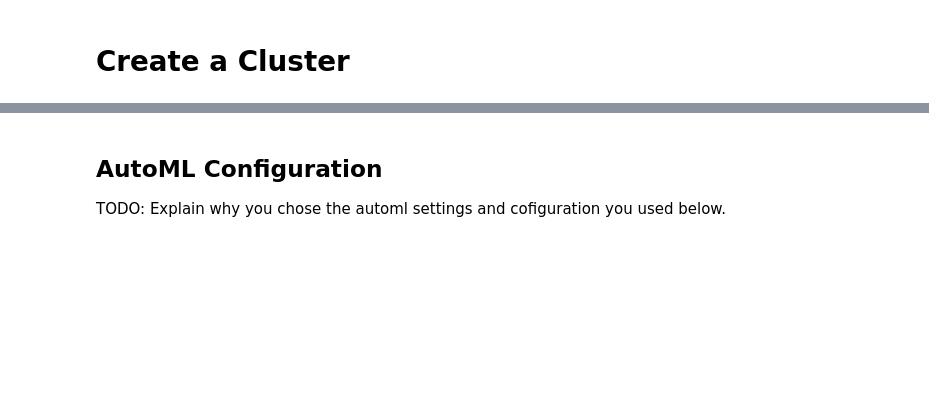
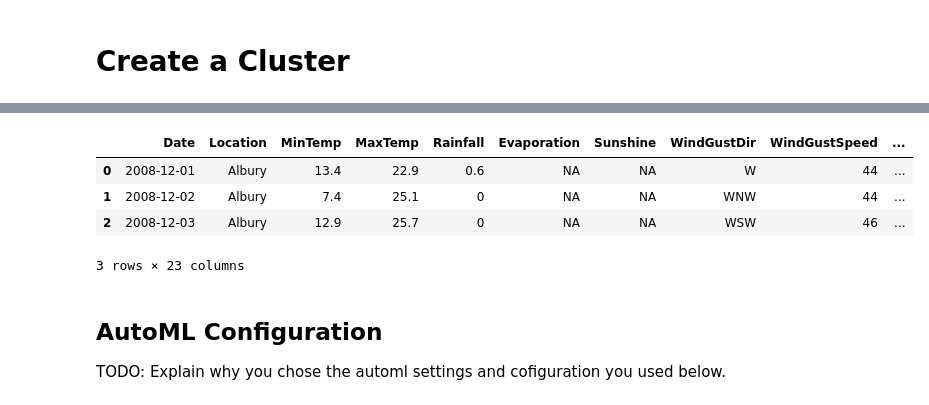
Before and after one commit to vzeizer/Udacity_Capstone_MLEngAzure, a Jupyter notebook: automl.ipynb, the cells around one changed output, grey strips where cells are left out. Saved outputs shown, nothing was run; the diff lists cells and outputs as text; code cells hidden in the pictures; blank space fills up the shorter version.

```diff
--- a/automl.ipynb
+++ b/automl.ipynb
@@ -82,3 +106,11 @@ ds_train
+# %%
+df_rain.head(3)
+# %% [output]
+|  | Date | Location | MinTemp | MaxTemp | Rainfall | Evaporation | Sunshine | WindGustDir | WindGustSpeed | ... |
+| 0 | 2008-12-01 | Albury | 13.4 | 22.9 | 0.6 | NA | NA | W | 44 | ... |
+| 1 | 2008-12-02 | Albury | 7.4 | 25.1 | 0 | NA | NA | WNW | 44 | ... |
+| 2 | 2008-12-03 | Albury | 12.9 | 25.7 | 0 | NA | NA | WSW | 46 | ... |
+3 rows × 23 columns
 # %% [markdown]
 ## AutoML Configuration
 
```
Also changed, not shown: parts of 34 cells of this notebook, 9 other files.
